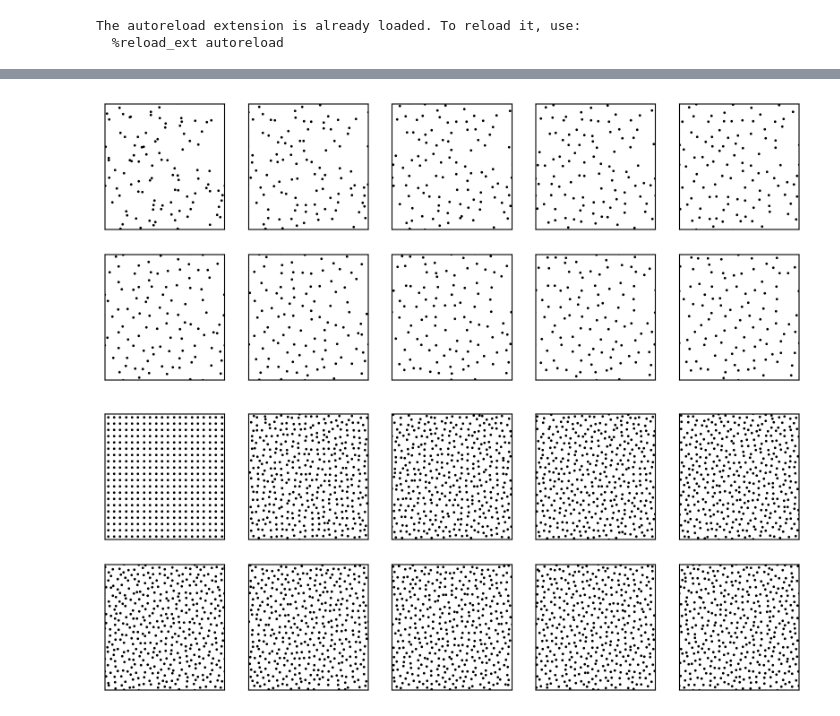
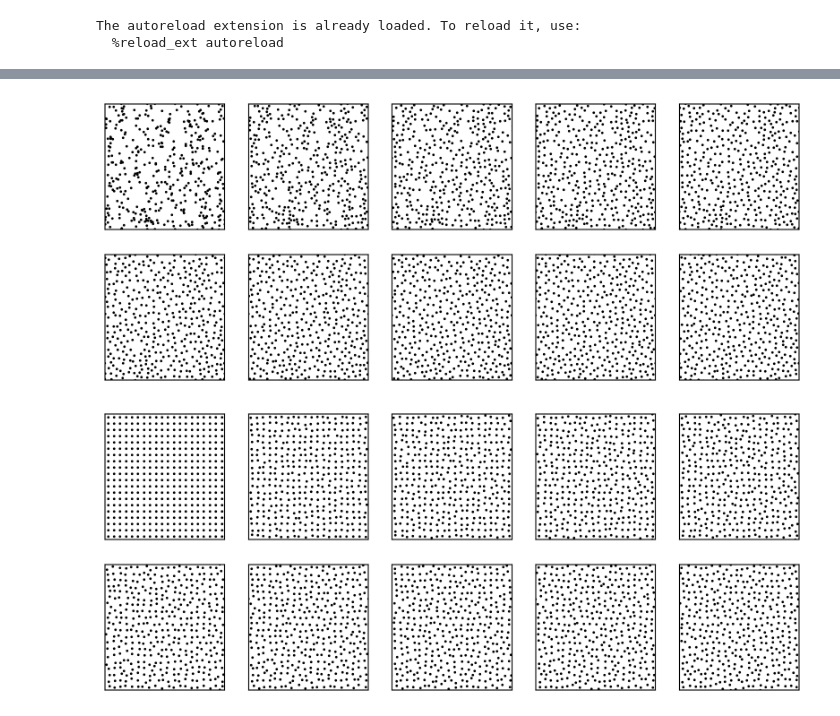
Before and after one commit to Imperial-CMTH/koala, a Jupyter notebook: tutorial_notebooks/slowly_shifting_lattice.ipynb, the cells around one changed output, grey strips where cells are left out. Cells and saved outputs as stored; diff of their text form; code cells hidden in the pictures.

```diff
--- a/tutorial_notebooks/slowly_shifting_lattice.ipynb
+++ b/tutorial_notebooks/slowly_shifting_lattice.ipynb
@@ -14,13 +14,13 @@ from koala.pointsets import uniform, move_all_points, move_point
 # make grid
 L = 20
 
-p_random = uniform(10**2)
-
-pos = np.linspace(0, 1, L, endpoint=False)
-pos += 0.5 * (pos[1] - pos[0])
-p_regular = np.reshape(np.meshgrid(pos, pos), [2, -1]).T
+p_random = uniform(L**2)
+p_regular = grid(L, L)
 
 fig, ax = plt.subplots(1, 2, figsize=(10, 5))
 ax[0].scatter(*p_random.T)
 ax[1].scatter(*p_regular.T)
+
+print(len(p_random))
+print(len(p_regular))
 # %% [output]
@@ -50,31 +51,32 @@ _ = move_point(
 # %%
 n_steps = 10
 
 
-sigma = 0.03
-kappa = sigma
-beta = 6
+sigma = 1 / (2 * L * np.sqrt(np.pi))  # how far is each point allowed to move
+kappa = 2 * sigma  # lengthscale of how close you can get to each other vertex
+beta = 7  # large beta forbids the system from choosing unlikely points
+resolution = 20  # how finely sampled is the area to move to
 
 p_new = p_random.copy()
 fig, ax = plt.subplots(n_steps // 5, 5, figsize=(10, 2 * n_steps // 5), dpi=200)
 ax = ax.flatten()
 for a in tqdm(ax):
     a.set_xticks([])
     a.set_yticks([])
     a.set_xlim(0, 1)
     a.set_ylim(0, 1)
     s = 1
     a.scatter(*p_new.T, s=s, c="k")
     a.scatter(*(p_new + (0, 1)).T, s=s, c="k")
     a.scatter(*(p_new + (1, 0)).T, s=s, c="k")
     a.scatter(*(p_new + (0, -1)).T, s=s, c="k")
     a.scatter(*(p_new + (-1, 0)).T, s=s, c="k")
 
     p_new = move_all_points(p_new, sigma, kappa, beta, resolution=30)
 
 plt.show()
 # %% [output]
-[figure, old version]
+[figure, new version]
 # %%
 p_new = p_regular.copy()
 fig, ax = plt.subplots(n_steps // 5, 5, figsize=(10, 2 * n_steps // 5), dpi=200)
@@ -95,4 +97,4 @@ for a in tqdm(ax):
 
 plt.show()
 # %% [output]
-[figure, old version]
+[figure, new version]
```
Also changed, not shown: parts of 3 cells of this notebook, 2 other files.
